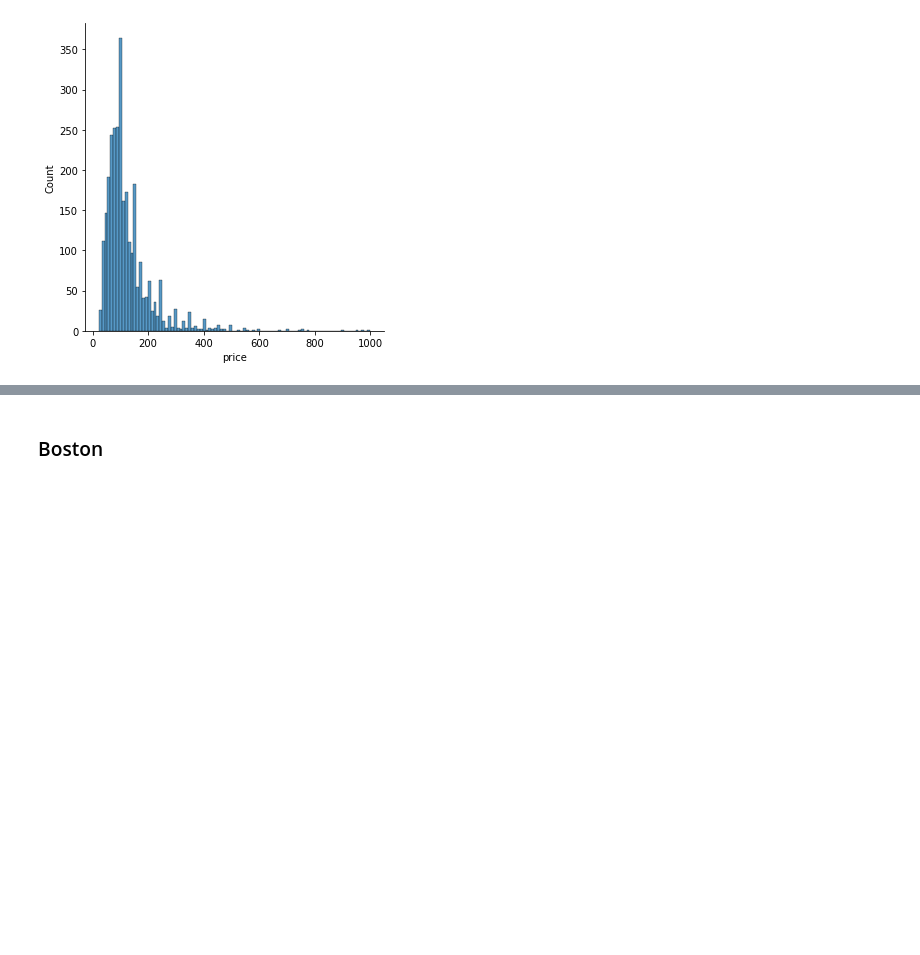
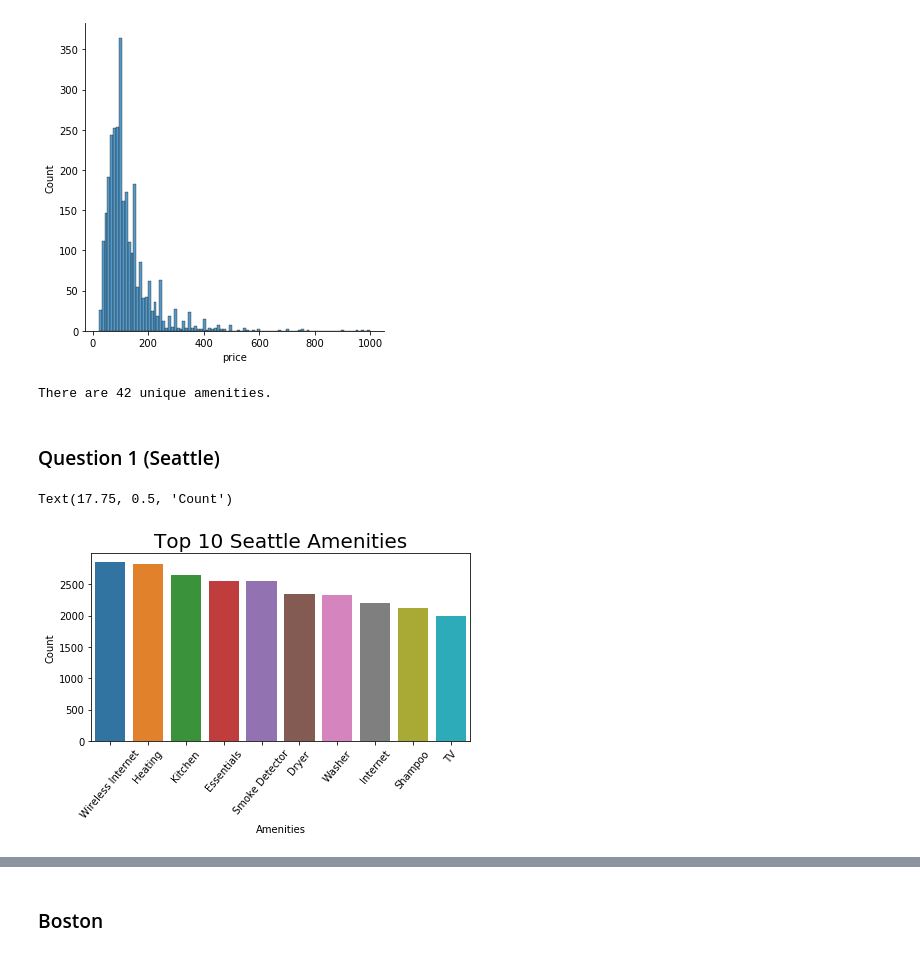
Before and after one commit to JVasquez5/Udacity_Data_Scientist_Nanodegree, a Jupyter notebook: Projects/Blog Post/seattle_boston_airbnb.ipynb, the cells around one changed output, grey strips where cells are left out. Drawn from its saved outputs; the diff is of its cells as text; code cells hidden in the pictures; blank space fills up the shorter version.

Commit message:
Created visuals for 3 questions.

```diff
--- a/Projects/Blog Post/seattle_boston_airbnb.ipynb
+++ b/Projects/Blog Post/seattle_boston_airbnb.ipynb
@@ -166,7 +184,7 @@ seattle_df = seattle_df.drop(['listing_url', 'scrape_id', 'last_scraped', 'summa
  'experiences_offered', 'neighborhood_overview', 'notes', 'transit', 'thumbnail_url',
  'medium_url', 'picture_url',	'xl_picture_url', 'host_url', 'host_name', 'host_since',
  'host_about', 'host_thumbnail_url', 'host_picture_url', 'host_verifications',
- 'market', 'smart_location', 'country_code', 'country', 'square_feet', 'license', 'amenities',
+ 'market', 'smart_location', 'country_code', 'country', 'square_feet', 'license',
  'jurisdiction_names'], axis=1)
 seattle_df.head()
 # %% [output]
@@ -200,7 +218,7 @@ memory usage: 1.8+ MB
 # Creating new DF with specific columns
 clean_seattle_df=seattle_df[['host_response_rate', 'host_total_listings_count', 'neighbourhood',
                             'beds', 'bedrooms', 'minimum_nights', 'maximum_nights',
-                            'number_of_reviews', 'price', 'state']].copy()
+                            'number_of_reviews', 'price', 'state', 'amenities']].copy()
 clean_seattle_df.head()
 # %% [output]
 |  | host_response_rate | host_total_listings_count | neighbourhood | beds | bedrooms | minimum_nights | ... |
@@ -261,3 +281,32 @@ sns.displot(cleanest_seattle_df, x="price")
 # %% [output]
 <seaborn.axisgrid.FacetGrid at 0x...>
 [figure]
+# %%
+# Clean up amenities column
+cleanest_seattle_df_amenities = cleanest_seattle_df['amenities'].apply(
+    lambda x: [amenity.replace('"', "").replace("{", "").replace("}", "")
+               for amenity in x.split(",")])
+# %%
+#Creating MultiLabelBinarizer
+mlb = MultiLabelBinarizer()
+mlb_amenities = pd.DataFrame(mlb.fit_transform(
+    cleanest_seattle_df_amenities), columns=mlb.classes_, index=cleanest_seattle_df_amenities.index)
+
+# Sum of each amenity
+sum_of_amenity=mlb_amenities.sum().sort_values(ascending=False)
+print('There are {0} unique amenities.'.format(len(mlb_amenities.columns)))
+# %% [output]
+There are 42 unique amenities.
+# %% [markdown]
+### Question 1 (Seattle)
+# %%
+# Visual of the top 10 Seattle Amenities
+sns.barplot(x=sum_of_amenity[:10].index, y=sum_of_amenity[:10].values)
+plt.xticks(rotation=50)
+plt.tight_layout()
+plt.title('Top 10 Seattle Amenities', fontsize=20)
+plt.xlabel("Amenities")
+plt.ylabel("Count")
+# %% [output]
+Text(17.75, 0.5, 'Count')
+[figure, added]
```
Also changed, not shown: parts of 53 cells of this notebook.
